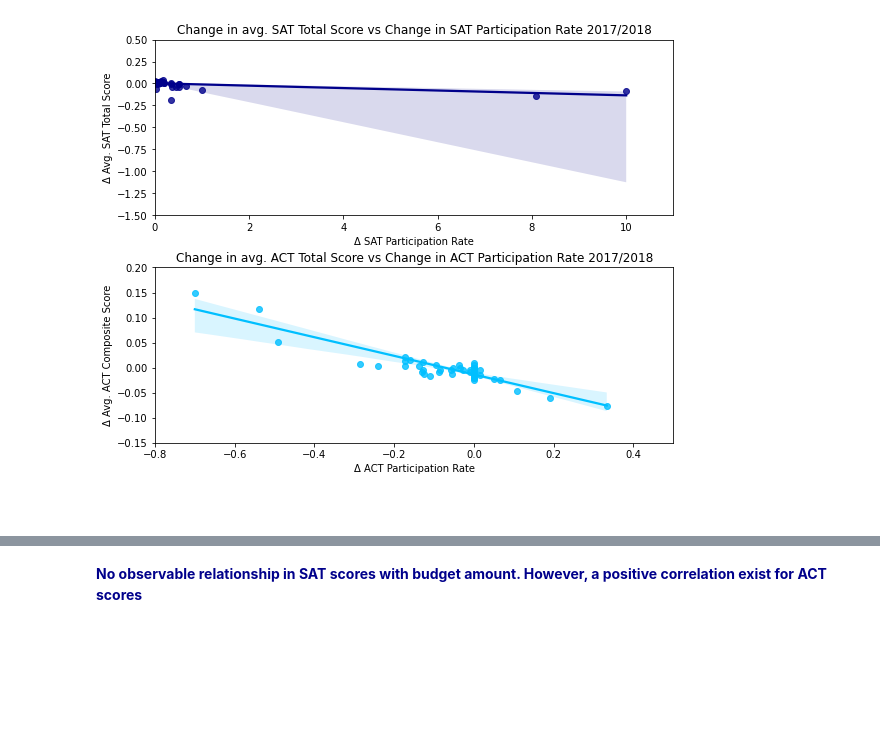
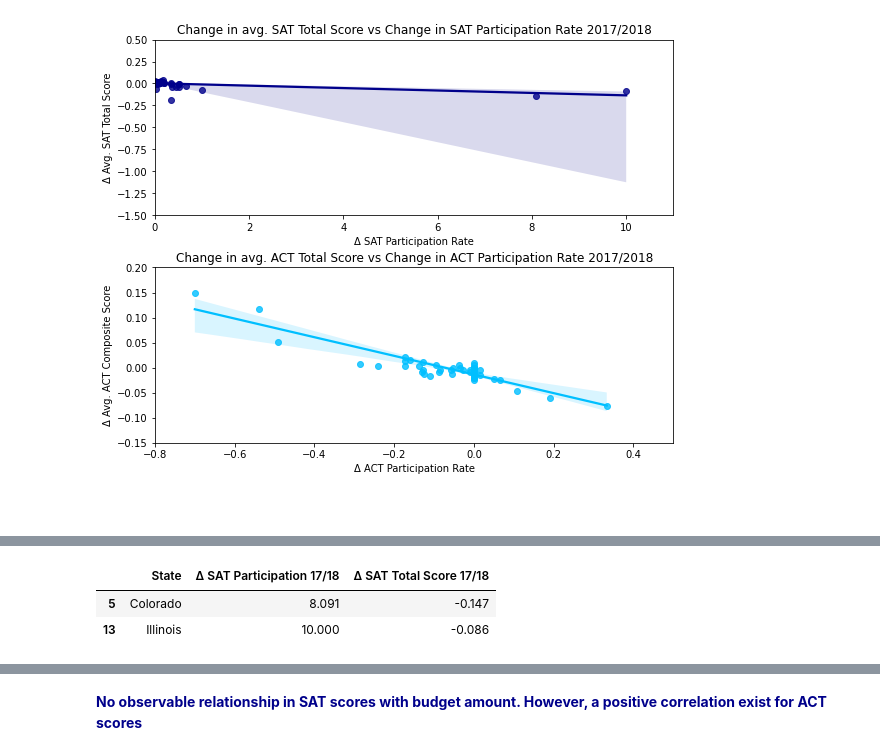
Before and after one commit to benpoh90/Projects, a Jupyter notebook: project_1/code/ben_poh_project_1.ipynb, the cells around one changed output, grey strips where cells are left out. Cells and saved outputs as stored; diff of their text form; code cells hidden in the pictures; blank space fills up the shorter version.

```diff
--- a/project_1/code/ben_poh_project_1.ipynb
+++ b/project_1/code/ben_poh_project_1.ipynb
@@ -1044,0 +1020,13 @@ plt.subplots_adjust(left=0.1, bottom=0.1, right=0.9, top=0.9, wspace=0.3, hspace
+# %%
+combined_everything.loc[
+    combined_everything['sat_participation_change'] > 1,
+    ['state','sat_participation_change', 'sat_total_change']
+].rename(columns={
+    'state' : 'State',
+    'sat_participation_change': 'Δ SAT Participation 17/18',
+    'sat_total_change': 'Δ SAT Total Score 17/18'
+    })
+# %% [output]
+|  | State | Δ SAT Participation 17/18 | Δ SAT Total Score 17/18 |
+| 5 | Colorado | 8.091 | -0.147 |
+| 13 | Illinois | 10.000 | -0.086 |
```
Also changed, not shown: parts of 63 cells of this notebook, 4 other files.
